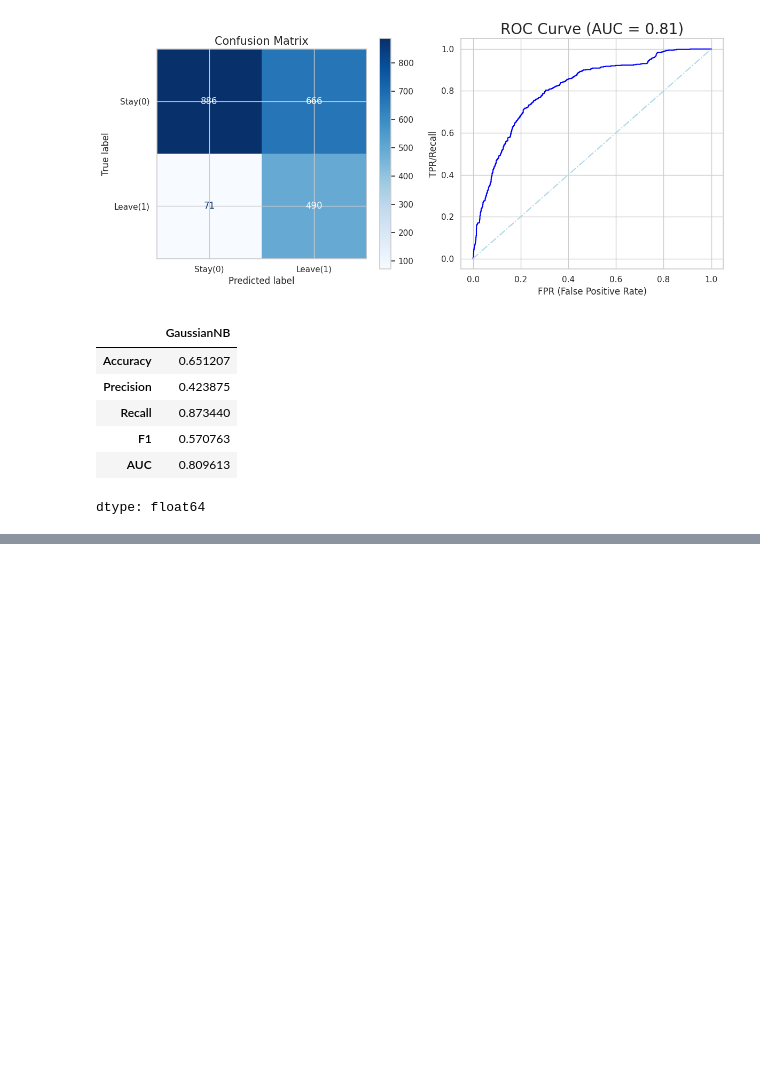
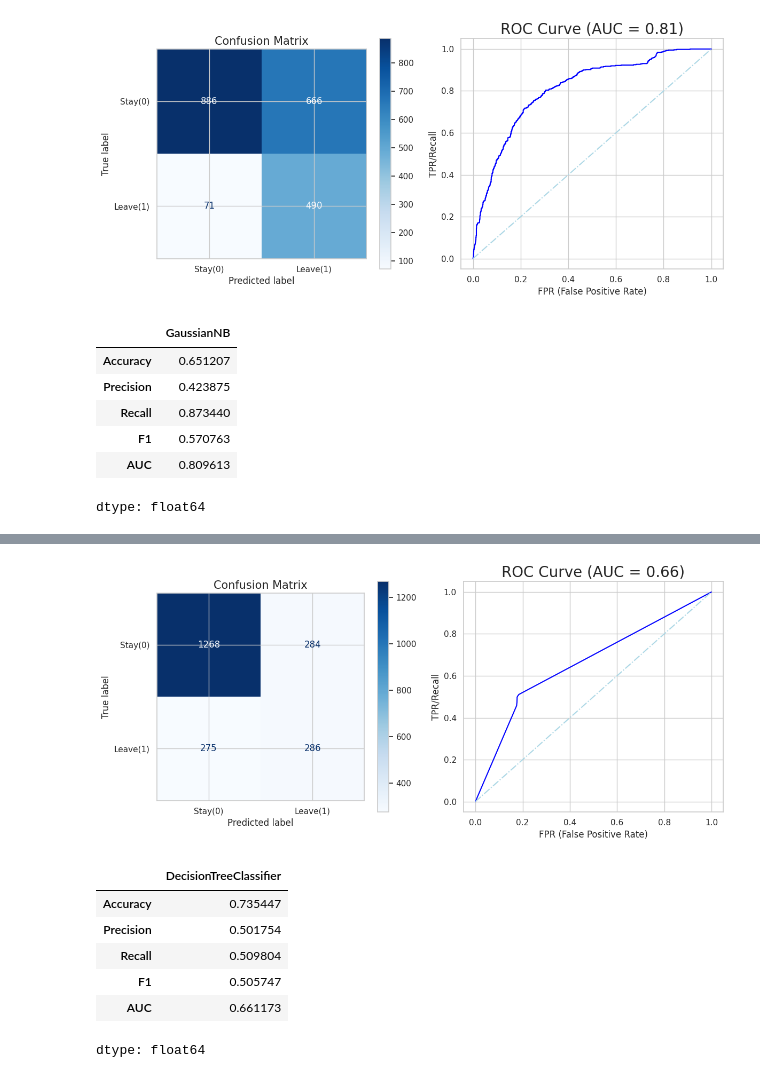
Before and after one commit to ArthJain123/Customer-Churn-Prediction-ML, a Jupyter notebook: Customer_Churn_Prediction.ipynb, the cells around one changed output, grey strips where cells are left out. Drawn from its saved outputs; the diff is of its cells as text; code cells hidden in the pictures; blank space fills up the shorter version.

```diff
--- a/Customer_Churn_Prediction.ipynb
+++ b/Customer_Churn_Prediction.ipynb
@@ -714,10 +722,6 @@ def ml_model(model_name):
   plt.show()
 
 
-  # =================== Save ML model ================
-
-  joblib.dump(pipe,"customer_churn_prediction.pkl")
-
   # ==================  Result =================
 
   result = pd.Series(dict(Accuracy = accu,
@@ -788,0 +844,11 @@ as compare to **Logistic Regression** .
+# %%
+ml_model(DecisionTreeClassifier(max_depth = 25,class_weight = "balanced",random_state = 42))
+# %% [output]
+[figure, added]
+|  | DecisionTreeClassifier |
+| Accuracy | 0.735447 |
+| Precision | 0.501754 |
+| Recall | 0.509804 |
+| F1 | 0.505747 |
+| AUC | 0.661173 |
+dtype: float64
```
Also changed, not shown: parts of 21 cells of this notebook.
